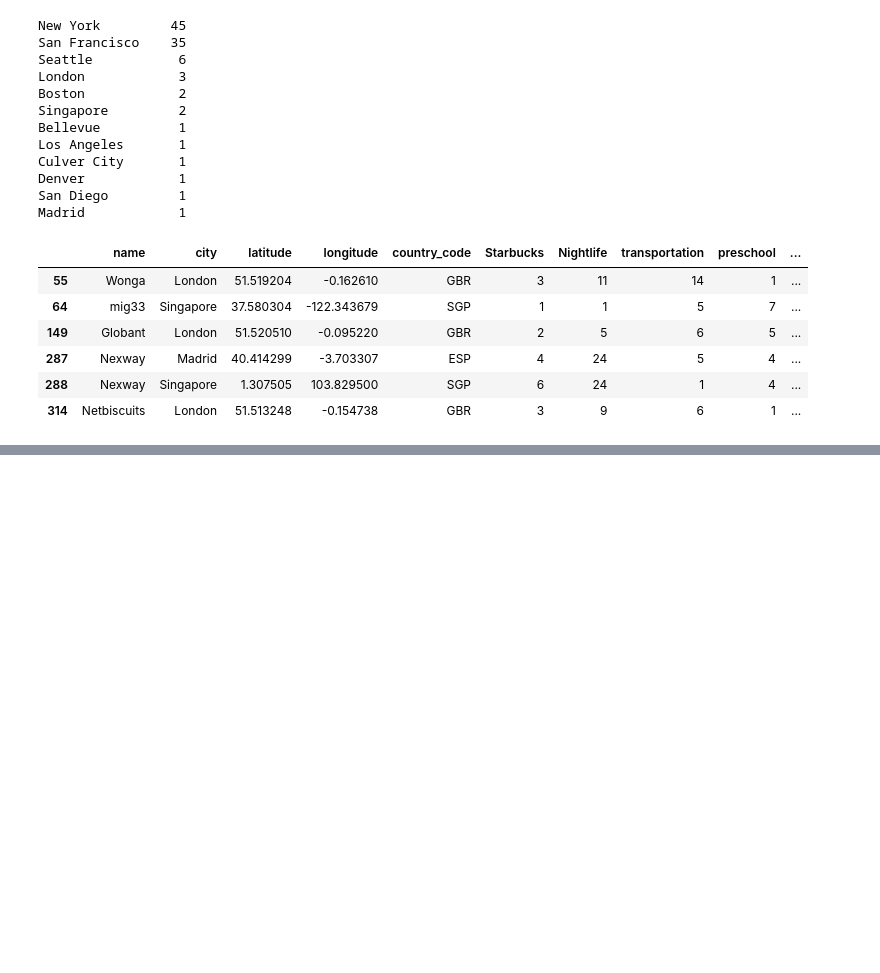
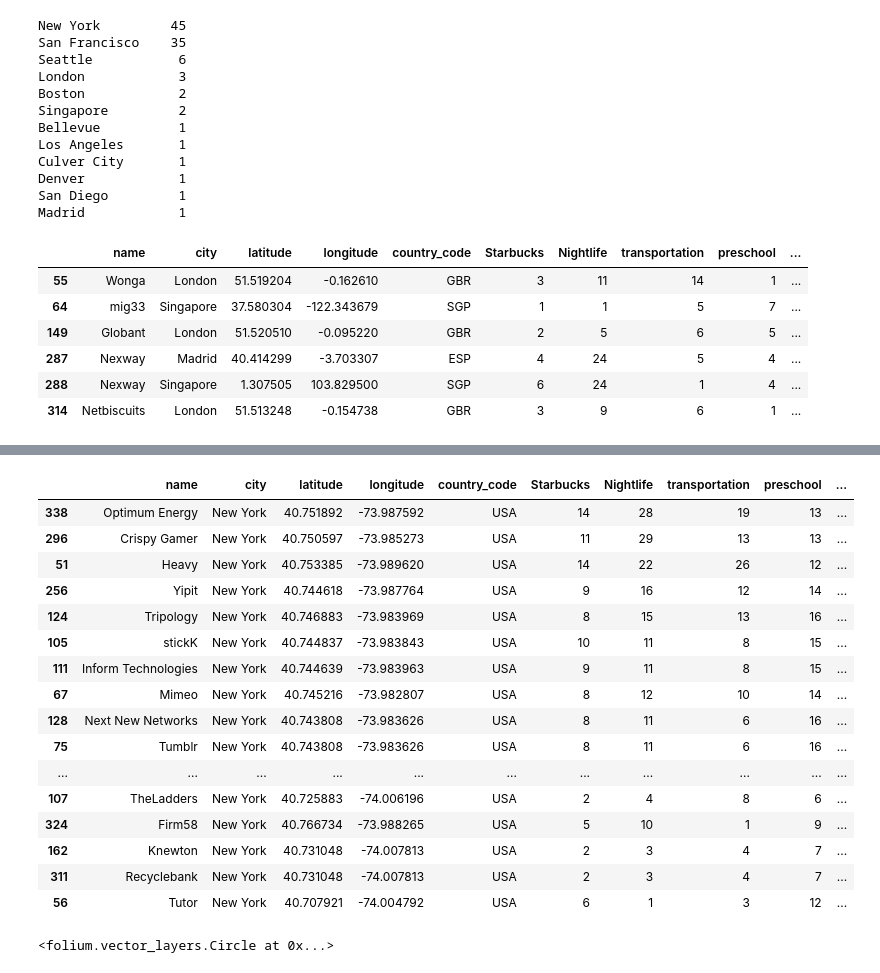
Before and after one commit to KirbyDream/Geospatial-data-Foursquare-API-and-Mongodb, a Jupyter notebook: api_fs_test.ipynb, the cells around one changed output, grey strips where cells are left out. Drawn from its saved outputs; the diff is of its cells as text; code cells hidden in the pictures; blank space fills up the shorter version.

```diff
--- a/api_fs_test.ipynb
+++ b/api_fs_test.ipynb
@@ -423,2 +423,2 @@ df["Total"] = (df["Starbucks"])+(df["Nightlife"])+(df["transportation"])+(df["pr
 # %%
-df.sort_values(by='Ratio', ascending=False)
+df = df.sort_values(by='Ratio', ascending=False)
@@ -446,0 +462,28 @@ df.sort_values(by='Ratio', ascending=False)
+# %%
+new_df = df[df["city"] == "New York"]
+new_df
+#select all NY
+#ratio helps me decide on the top 10 companies
+# %% [output]
+|  | name | city | latitude | longitude | country_code | Starbucks | Nightlife | transportation | preschool | ... |
+| 338 | Optimum Energy | New York | 40.751892 | -73.987592 | USA | 14 | 28 | 19 | 13 | ... |
+| 296 | Crispy Gamer | New York | 40.750597 | -73.985273 | USA | 11 | 29 | 13 | 13 | ... |
+| 51 | Heavy | New York | 40.753385 | -73.989620 | USA | 14 | 22 | 26 | 12 | ... |
+| 256 | Yipit | New York | 40.744618 | -73.987764 | USA | 9 | 16 | 12 | 14 | ... |
+| 124 | Tripology | New York | 40.746883 | -73.983969 | USA | 8 | 15 | 13 | 16 | ... |
+| 105 | stickK | New York | 40.744837 | -73.983843 | USA | 10 | 11 | 8 | 15 | ... |
+| 111 | Inform Technologies | New York | 40.744639 | -73.983963 | USA | 9 | 11 | 8 | 15 | ... |
+| 67 | Mimeo | New York | 40.745216 | -73.982807 | USA | 8 | 12 | 10 | 14 | ... |
+| 128 | Next New Networks | New York | 40.743808 | -73.983626 | USA | 8 | 11 | 6 | 16 | ... |
+| 75 | Tumblr | New York | 40.743808 | -73.983626 | USA | 8 | 11 | 6 | 16 | ... |
+| ... | ... | ... | ... | ... | ... | ... | ... | ... | ... | ... |
+| 107 | TheLadders | New York | 40.725883 | -74.006196 | USA | 2 | 4 | 8 | 6 | ... |
+| 324 | Firm58 | New York | 40.766734 | -73.988265 | USA | 5 | 10 | 1 | 9 | ... |
+| 162 | Knewton | New York | 40.731048 | -74.007813 | USA | 2 | 3 | 4 | 7 | ... |
+| 311 | Recyclebank | New York | 40.731048 | -74.007813 | USA | 2 | 3 | 4 | 7 | ... |
+| 56 | Tutor | New York | 40.707921 | -74.004792 | USA | 6 | 1 | 3 | 12 | ... |
+# %%
+NY_map = Map(location = ["40.751892", "-73.987592"], zoom_start = 10)
+folium.Circle([40.751892, -73.987592],radius=1000).add_to(NY_map)
+# %% [output]
+<folium.vector_layers.Circle at 0x...>
```
Also changed, not shown: parts of 57 cells of this notebook.
